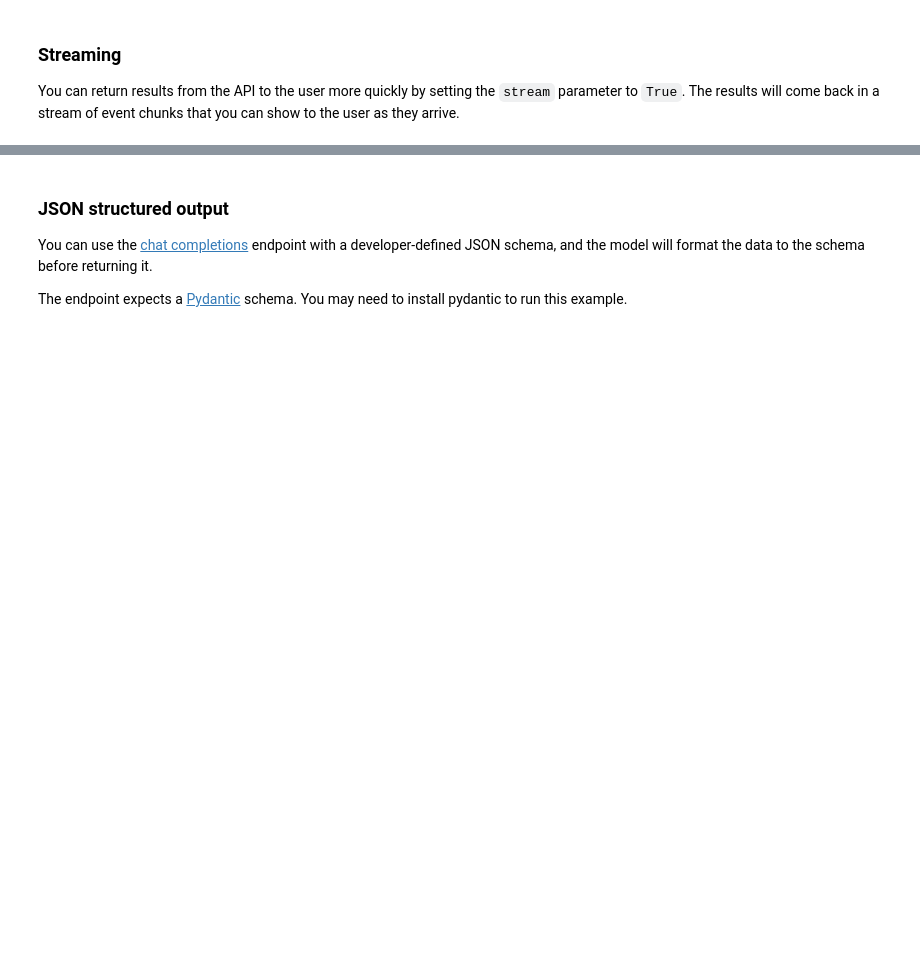
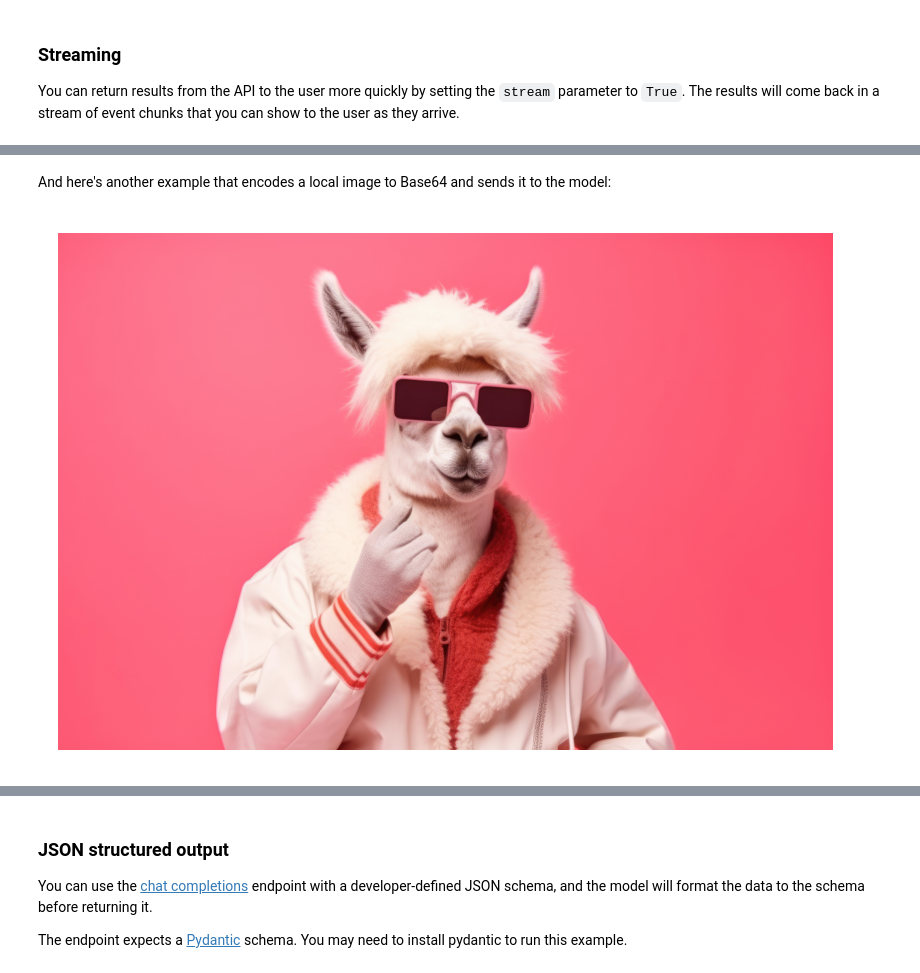
Before and after one commit to meta-llama/llama-cookbook, a Jupyter notebook: getting-started/build_with_llama_api.ipynb, the cells around one changed output, grey strips where cells are left out. Drawn from its saved outputs; the diff is of its cells as text; code cells hidden in the pictures; blank space fills up the shorter version.

Commit message:
Llama 4 api release connor (#30)
* Updated API 101

* Removed API key

```diff
--- a/getting-started/build_with_llama_api.ipynb
+++ b/getting-started/build_with_llama_api.ipynb
@@ -184,0 +202,23 @@ print(response.completion_message.content.text)
+# %% [markdown]
+And here's another example that encodes a local image to Base64 and sends it to the model:
+# %%
+from PIL import Image
+import matplotlib.pyplot as plt
+import base64
+
+def display_local_image(image_path):
+    img = Image.open(image_path)
+    plt.figure(figsize=(5,4), dpi=200)
+    plt.imshow(img)
+    plt.axis('off')
+    plt.show()
+
+
+def encode_image(image_path):
+  with open(image_path, "rb") as img:
+    return base64.b64encode(img.read()).decode('utf-8')
+
+display_local_image("llama.jpeg")
+base64_image = encode_image("llama.jpeg")
+# %% [output]
+[figure, added]
```
Also changed, not shown: parts of 17 cells of this notebook, 1 other file.
